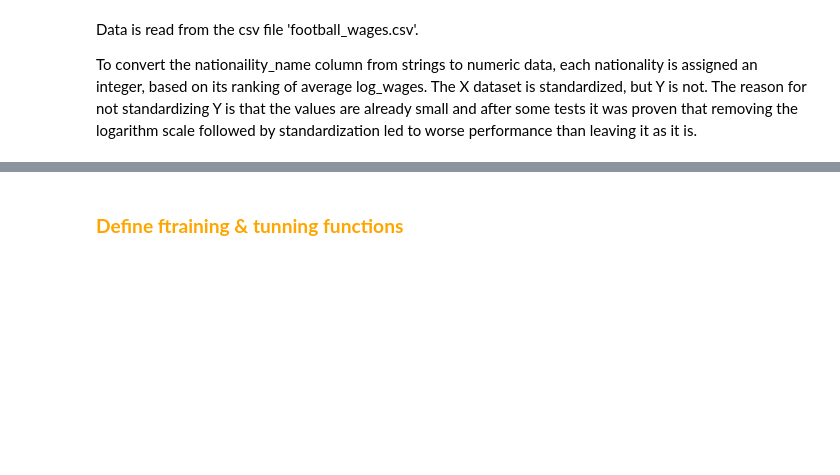
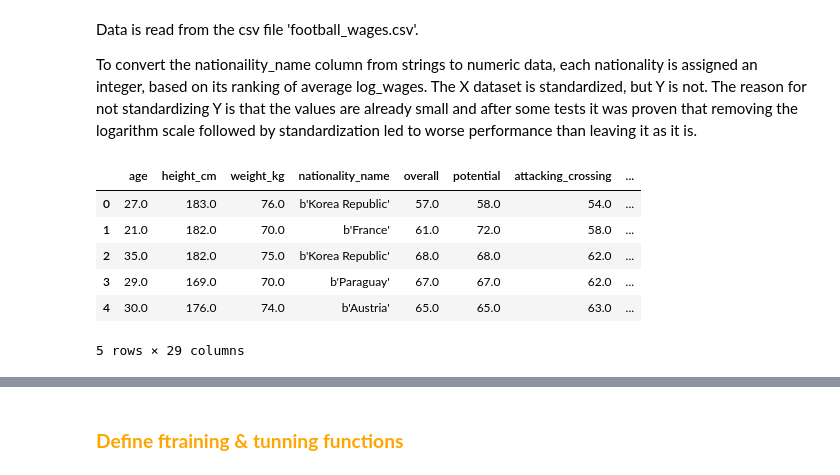
Before and after one commit to Yan-Tavares/ML_Projects, a Jupyter notebook: main.ipynb, the cells around one changed output, grey strips where cells are left out. Drawn from its saved outputs; the diff is of its cells as text; code cells hidden in the pictures; blank space fills up the shorter version.

```diff
--- a/main.ipynb
+++ b/main.ipynb
@@ -21,4 +21,30 @@ Predictions will be done using KNN and SGD, the only difference in the proceedur
 Data is read from the csv file 'football_wages.csv'.
 
 To convert the nationaility_name column from strings to numeric data, each nationality is assigned an integer, based on its ranking of average log_wages. The X dataset is standardized, but Y is not. The reason for not standardizing Y is that the values are already small and after some tests it was proven that removing the logarithm scale followed by standardization led to worse performance than leaving it as it is.
+# %%
+import numpy as np
+import pandas as pd
+from sklearn.neighbors import KNeighborsRegressor
+from sklearn.linear_model import SGDRegressor
+
+import matplotlib.pyplot as plt
+
+from sklearn.metrics import mean_absolute_error
+from sklearn.preprocessing import StandardScaler
+from sklearn.model_selection import train_test_split
+from sklearn.model_selection import GridSearchCV
+
+
+data = pd.read_csv('football_wages.csv')
+data_autograder = pd.read_csv('football_autograder.csv')
+
+data.head()
+# %% [output]
+|  | age | height_cm | weight_kg | nationality_name | overall | potential | attacking_crossing | ... |
+| 0 | 27.0 | 183.0 | 76.0 | b'Korea Republic' | 57.0 | 58.0 | 54.0 | ... |
+| 1 | 21.0 | 182.0 | 70.0 | b'France' | 61.0 | 72.0 | 58.0 | ... |
+| 2 | 35.0 | 182.0 | 75.0 | b'Korea Republic' | 68.0 | 68.0 | 62.0 | ... |
+| 3 | 29.0 | 169.0 | 70.0 | b'Paraguay' | 67.0 | 67.0 | 62.0 | ... |
+| 4 | 30.0 | 176.0 | 74.0 | b'Austria' | 65.0 | 65.0 | 63.0 | ... |
+5 rows × 29 columns
 # %%
```
Also changed, not shown: parts of 11 cells of this notebook.
